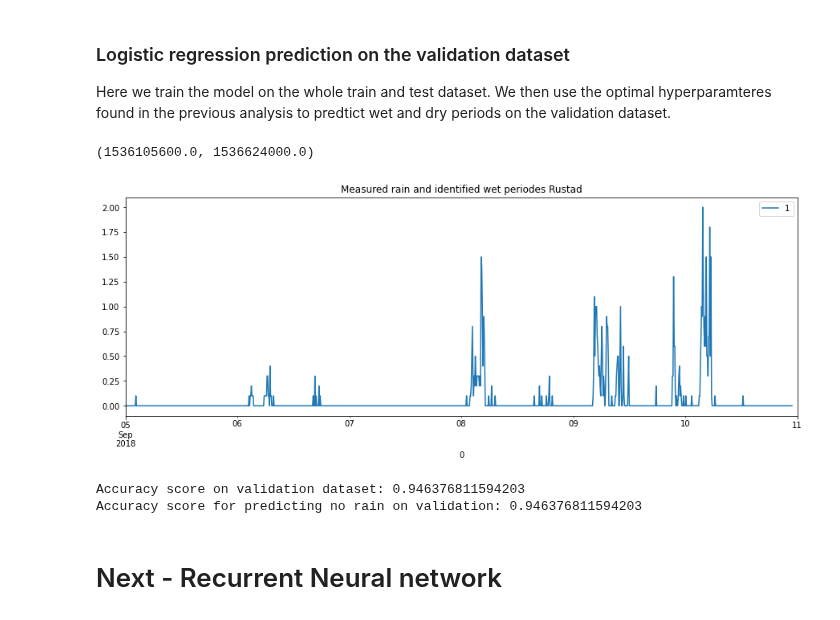
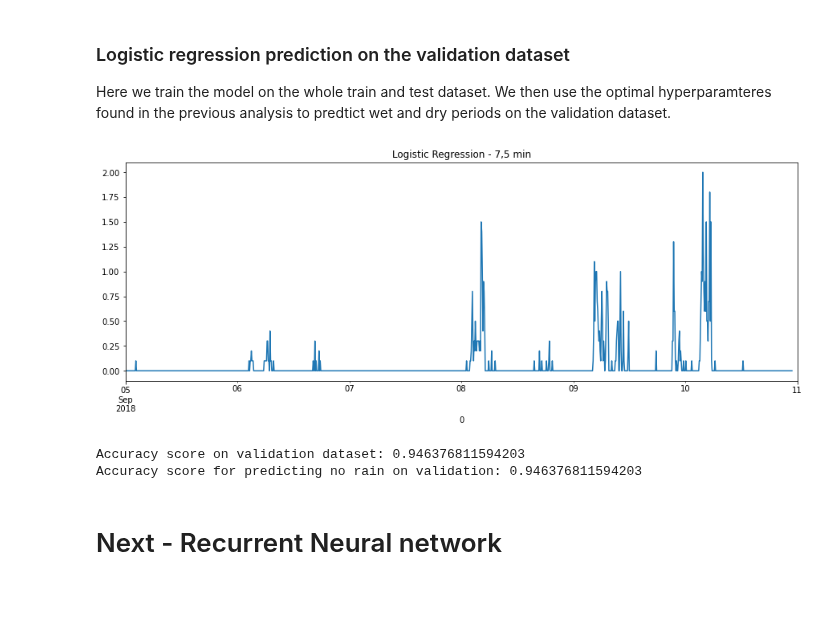
Before and after one commit to eoydvin/FYS-STK4155, a Jupyter notebook: Project_3/Classification_Radar.ipynb, the cells around one changed output. Drawn from its saved outputs; the diff is of its cells as text; code cells hidden in the pictures.

```diff
--- a/Project_3/Classification_Radar.ipynb
+++ b/Project_3/Classification_Radar.ipynb
@@ -274,7 +280,7 @@ onehot = OneHotEncoder(sparse=False)
 
 learning_rate = 0.01 # initial
 regularization = 0.4
-n_epochs = 1000
+n_epochs = 20000
 hidden_layer_sizes = [40, 40] #[4, 5]
 
 y_onehot = onehot.fit_transform(y)
@@ -300,7 +306,7 @@ dnn_ypred = np.argmax(dnn.predict(x_validation), axis = 1) #de one-hot
 precipitation = pd.DataFrame(np.hstack([t_validation.reshape(-1,1), y_rain_val])).set_index(0)
 fig, ax = plt.subplots(figsize = (15, 5))
 precipitation.plot(ax=ax)
-ax.set_title("Measured rain and identified wet periodes Rustad")
+ax.set_title("NN Logistic [4, 4] - 7,5 min")
 
 wet_start = []
 wet_end = []
@@ -317,5 +323,9 @@ for i in range(len(dnn_ypred)):
 for wet_start_i, wet_end_i in zip(wet_start, wet_end):
     ax.axvspan(t_validation[wet_start_i], t_validation[wet_end_i], color='b', alpha=0.1)
 
-ax.set_xlim(pd.Timestamp('2018-09-01'), pd.Timestamp('2018-09-11'))
+ax.set_xlim(pd.Timestamp('2018-09-05'), pd.Timestamp('2018-09-11'))
+
+leg = plt.legend()
+
+ax.get_legend().remove()
 # %% [output]
@@ -404,46 +413,49 @@ n_categories = y_onehot.shape[1]
 
 clf = LogisticRegression(penalty='l2',
                          C = regularization,
                          multi_class = 'multinomial', #cross entropy cost function
                          max_iter = max_iter)
 
 clf.fit(x, y.ravel())
 LR_predict = clf.predict(x_validation)
 
 precipitation = pd.DataFrame(np.hstack([t_validation.reshape(-1,1), y_rain_val])).set_index(0)
 fig, ax = plt.subplots(figsize = (15, 5))
 precipitation.plot(ax=ax)
-ax.set_title("Measured rain and identified wet periodes Rustad")
+ax.set_title("Logistic Regression - 7,5 min")
 
 wet_start = []
 wet_end = []
 # start and end of wet periodes
 for i in range(len(dnn_ypred)):
     # start of wet period
     if LR_predict[i - 1] == 0 and LR_predict[i] != 0:
         wet_start.append(i)
     # start of dry period
     if LR_predict[i] != 0 and LR_predict[i + 1] == 0:
         wet_end.append(i)
 
 # Plot shaded area for each wet event
 for wet_start_i, wet_end_i in zip(wet_start, wet_end):
     ax.axvspan(t_validation[wet_start_i], t_validation[wet_end_i], color='b', alpha=0.1)
 
 ax.set_xlim(pd.Timestamp('2018-09-05'), pd.Timestamp('2018-09-11'))
+
+leg = plt.legend()
+
+ax.get_legend().remove()
 # %% [output]
-(1536105600.0, 1536624000.0)
-[figure, old version]
+[figure, new version]
-# %%
-# accuracy score on validation dataset
-print("Accuracy score on validation dataset: " + str(accuracy_score(y_validation.ravel(), LR_predict ) ))
-
-# Result for saying no rain:
-print("Accuracy score for predicting no rain on validation: "+ str(
-    accuracy_score(y_validation.ravel(), np.zeros(y_validation.shape[0]) ) ) )
-# %% [output]
-Accuracy score on validation dataset: 0.946376811594203
-Accuracy score for predicting no rain on validation: 0.946376811594203
+# %%
+# accuracy score on validation dataset
+print("Accuracy score on validation dataset: " + str(accuracy_score(y_validation.ravel(), LR_predict ) ))
+
+# Result for saying no rain:
+print("Accuracy score for predicting no rain on validation: "+ str(
+    accuracy_score(y_validation.ravel(), np.zeros(y_validation.shape[0]) ) ) )
+# %% [output]
+Accuracy score on validation dataset: 0.946376811594203
+Accuracy score for predicting no rain on validation: 0.946376811594203
 # %% [markdown]
 # Next  - Recurrent Neural network
 # %%
```
Also changed, not shown: parts of 5 cells of this notebook, 1 other file.
